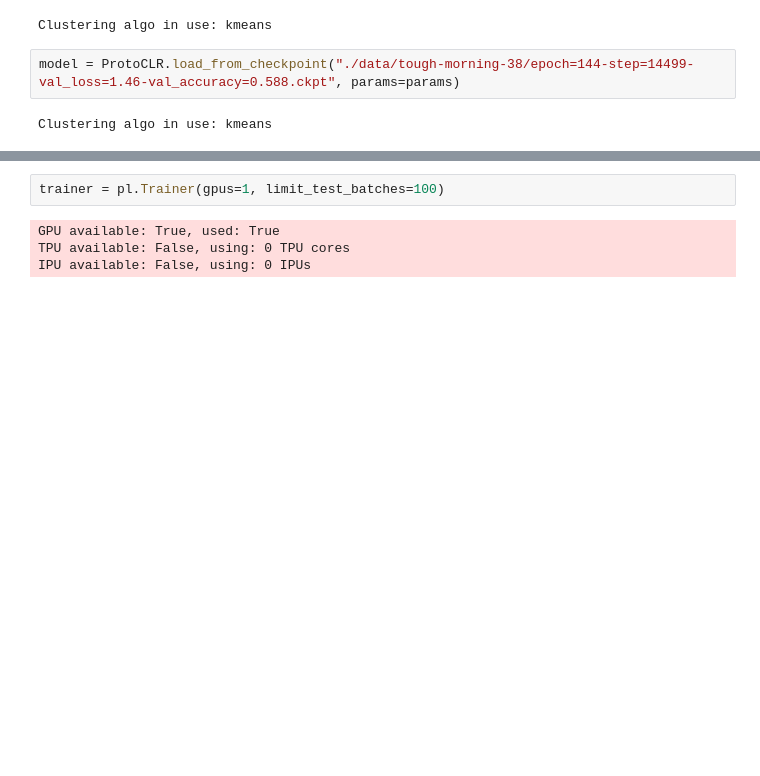
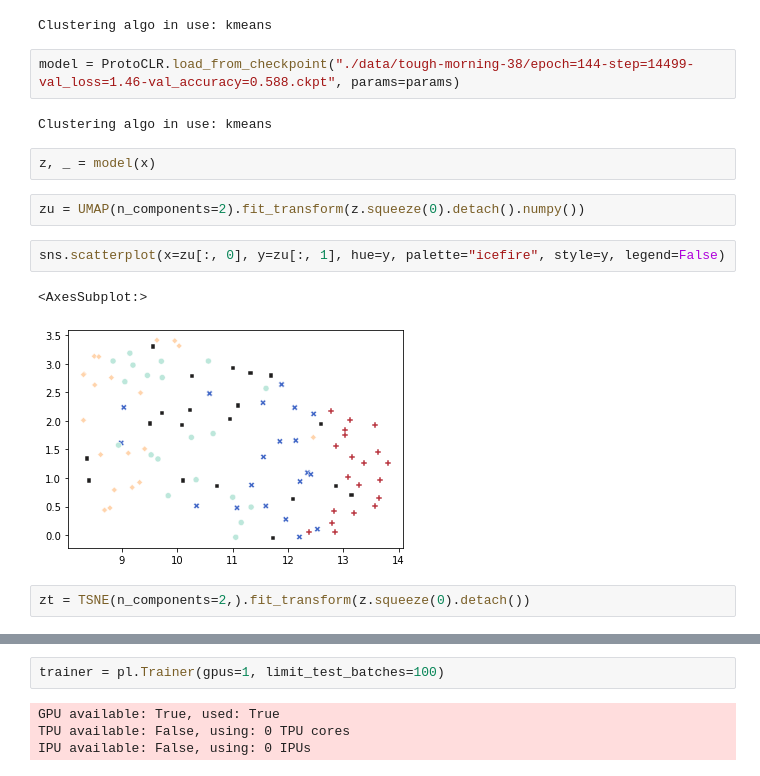
Before and after one commit to ojss/c3lr, a Jupyter notebook: testing.ipynb, the cells around one changed output, grey strips where cells are left out. Saved outputs shown, nothing was run; the diff lists cells and outputs as text; blank space fills up the shorter version.

```diff
--- a/testing.ipynb
+++ b/testing.ipynb
@@ -122,3 +215,14 @@ Clustering algo in use: kmeans
 model = ProtoCLR.load_from_checkpoint("./data/tough-morning-38/epoch=144-step=14499-val_loss=1.46-val_accuracy=0.588.ckpt", params=params)
 # %% [output]
 Clustering algo in use: kmeans
+# %%
+z, _ = model(x)
+# %%
+zu = UMAP(n_components=2).fit_transform(z.squeeze(0).detach().numpy())
+# %%
+sns.scatterplot(x=zu[:, 0], y=zu[:, 1], hue=y, palette="icefire", style=y, legend=False)
+# %% [output]
+<AxesSubplot:>
+[figure, added]
+# %%
+zt = TSNE(n_components=2,).fit_transform(z.squeeze(0).detach())
```
Also changed, not shown: parts of 18 cells of this notebook, 4 other files.
